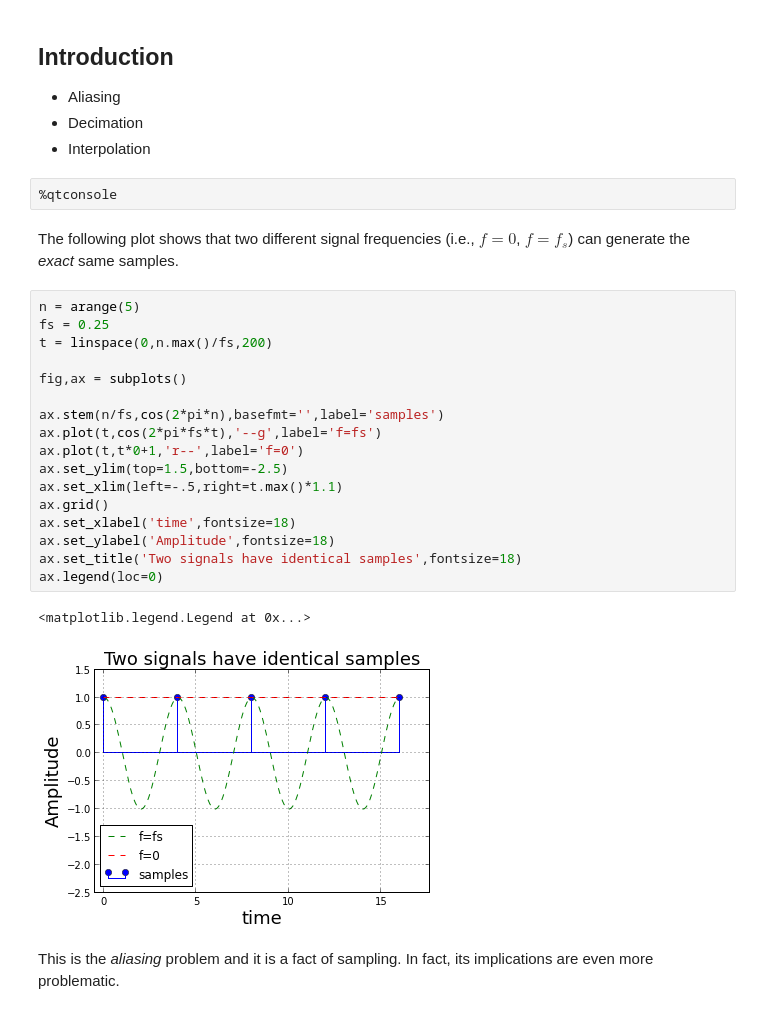
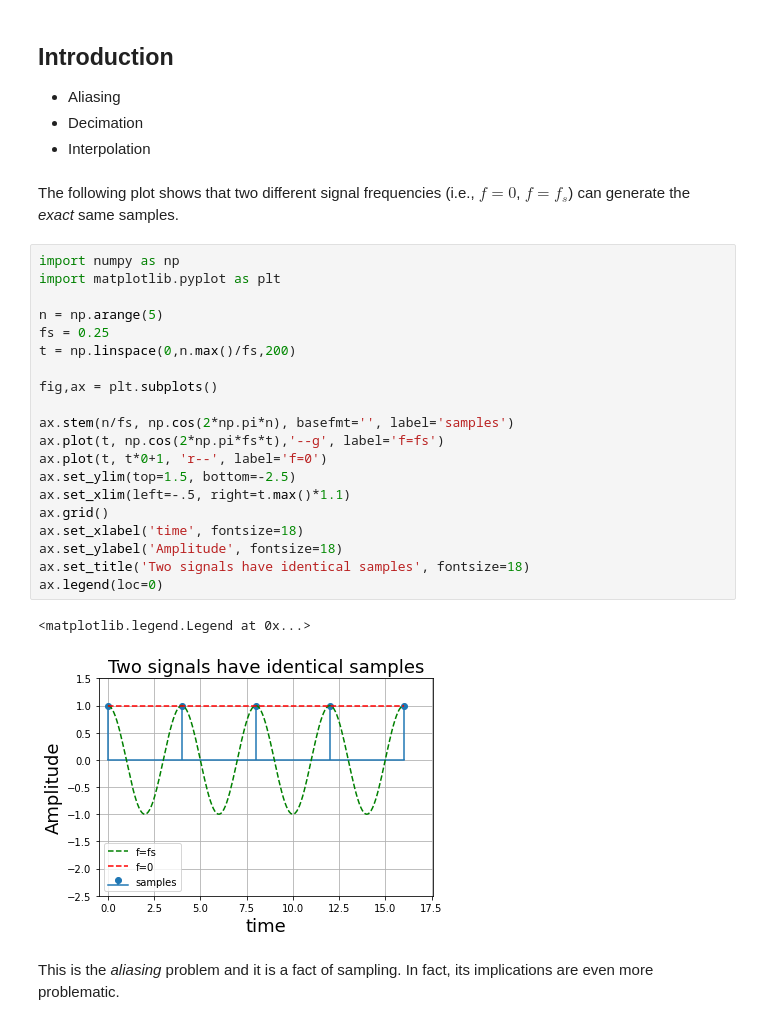
Before and after one commit to bagustris/python-for-signal-processing, a Jupyter notebook: notebook/More_Fourier_Transform.ipynb, the cells around one changed output. Drawn from its saved outputs; the diff is of its cells as text.

```diff
--- a/notebook/More_Fourier_Transform.ipynb
+++ b/notebook/More_Fourier_Transform.ipynb
@@ -5,31 +5,32 @@ Introduction
 * Aliasing
 * Decimation
 * Interpolation
-# %%
-%qtconsole
 # %% [markdown]
 The following plot shows that two different signal frequencies (i.e.,
 $f=0$, $f=f_s$) can generate the *exact* same samples.
 # %%
-n = arange(5)
+import numpy as np
+import matplotlib.pyplot as plt
+
+n = np.arange(5)
 fs = 0.25
-t = linspace(0,n.max()/fs,200)
+t = np.linspace(0,n.max()/fs,200)
 
-fig,ax = subplots()
+fig,ax = plt.subplots()
 
-ax.stem(n/fs,cos(2*pi*n),basefmt='',label='samples')
-ax.plot(t,cos(2*pi*fs*t),'--g',label='f=fs')
-ax.plot(t,t*0+1,'r--',label='f=0')
-ax.set_ylim(top=1.5,bottom=-2.5)
-ax.set_xlim(left=-.5,right=t.max()*1.1)
+ax.stem(n/fs, np.cos(2*np.pi*n), basefmt='', label='samples')
+ax.plot(t, np.cos(2*np.pi*fs*t),'--g', label='f=fs')
+ax.plot(t, t*0+1, 'r--', label='f=0')
+ax.set_ylim(top=1.5, bottom=-2.5)
+ax.set_xlim(left=-.5, right=t.max()*1.1)
 ax.grid()
-ax.set_xlabel('time',fontsize=18)
-ax.set_ylabel('Amplitude',fontsize=18)
-ax.set_title('Two signals have identical samples',fontsize=18)
+ax.set_xlabel('time', fontsize=18)
+ax.set_ylabel('Amplitude', fontsize=18)
+ax.set_title('Two signals have identical samples', fontsize=18)
 ax.legend(loc=0)
 # %% [output]
 <matplotlib.legend.Legend at 0x...>
-[figure, old version]
+[figure, new version]
 # %% [markdown]
 This is the *aliasing* problem and it is a fact of  sampling. In fact, its implications are even more problematic.
 # %%
```
Also changed, not shown: parts of 5 cells of this notebook.
